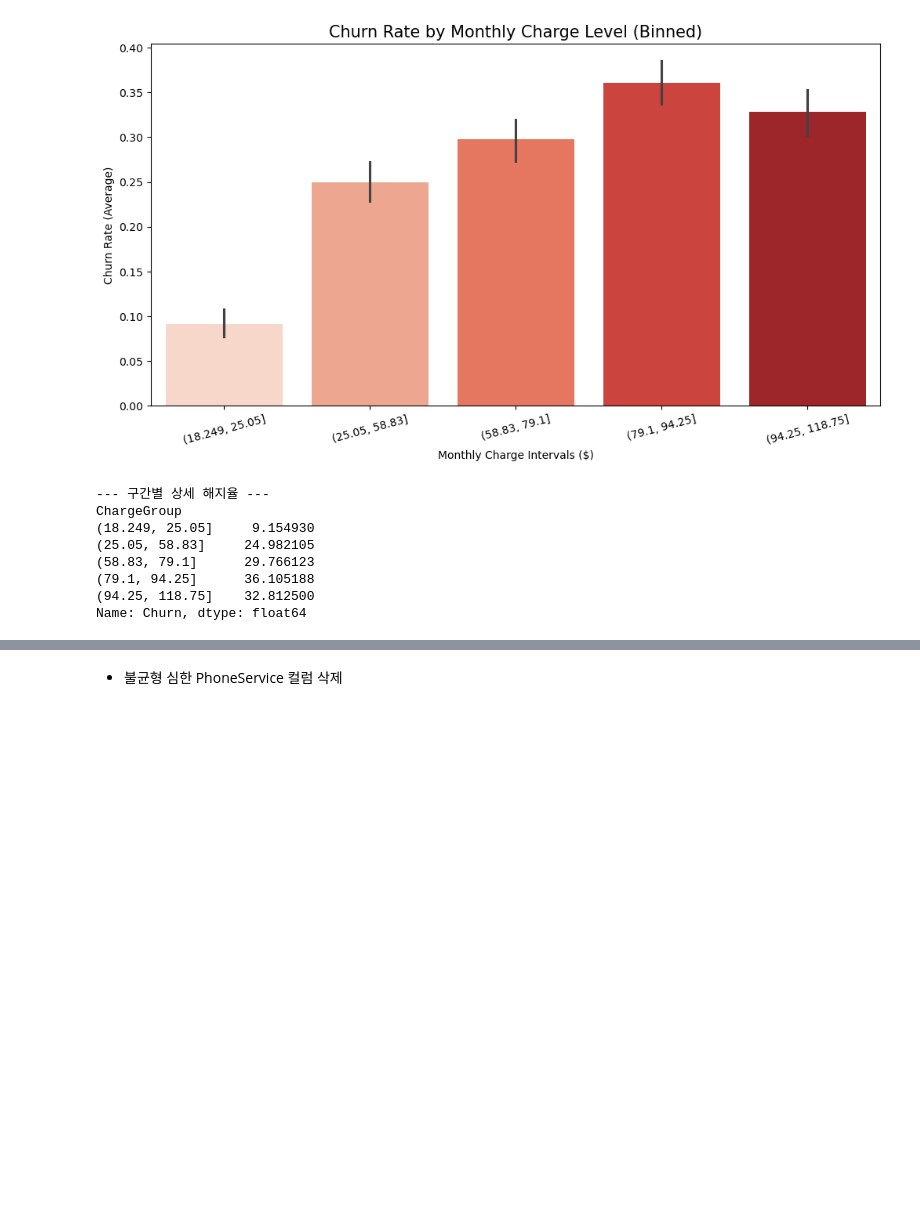
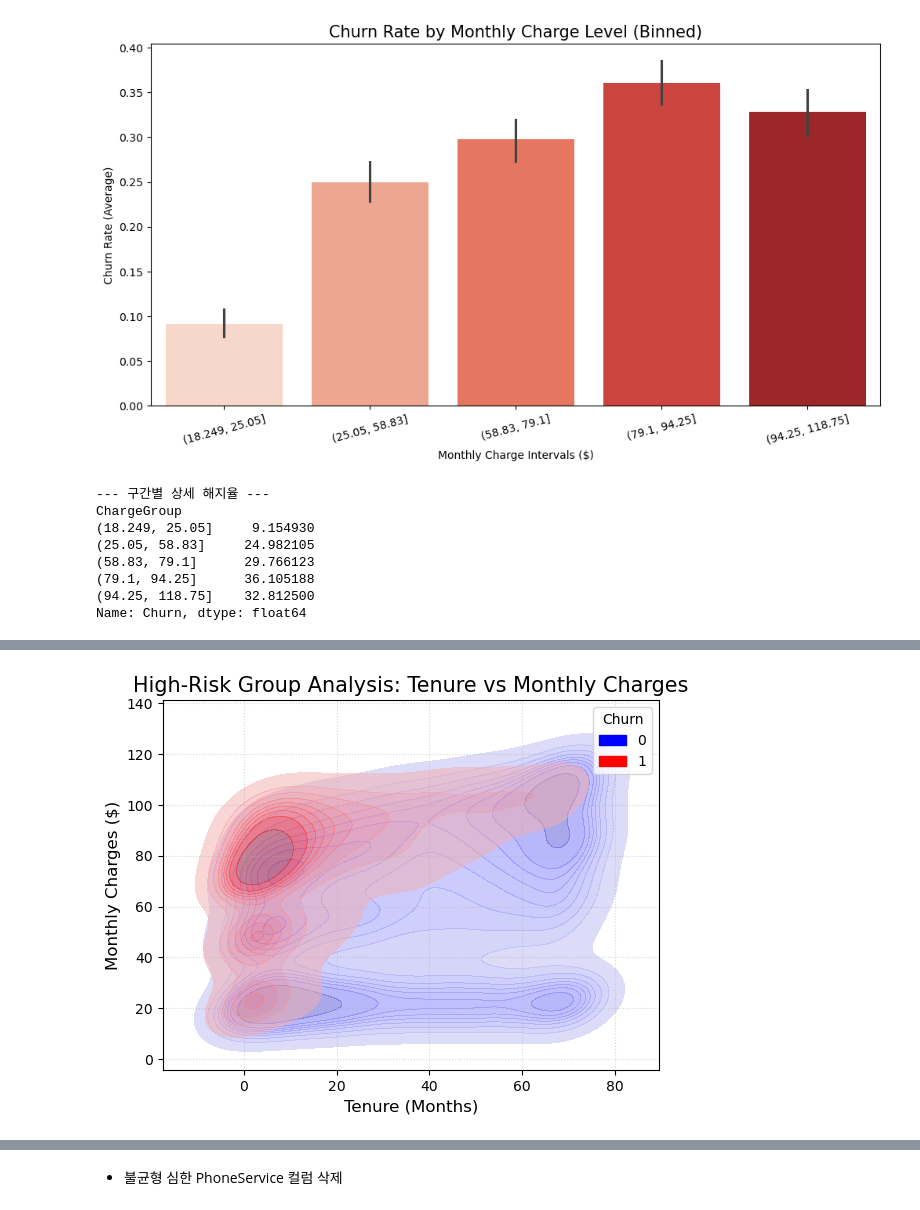
Before and after one commit to jjuuu999/hipython, a Jupyter notebook: 45_파이썬데이터분석_실습_통신사고객이탈_배포.ipynb, the cells around one changed output, grey strips where cells are left out. Saved outputs shown, nothing was run; the diff lists cells and outputs as text; code cells hidden in the pictures; blank space fills up the shorter version.

```diff
--- a/45_파이썬데이터분석_실습_통신사고객이탈_배포.ipynb
+++ b/45_파이썬데이터분석_실습_통신사고객이탈_배포.ipynb
@@ -1100,0 +1123,14 @@ Name: Churn, dtype: float64
+# %%
+# fill=True를 통해 밀도를 색상으로 채우고, hue='Churn'으로 이탈 여부를 구분합니다.
+sns.kdeplot(data=df_new, x='tenure', y='MonthlyCharges', hue='Churn',
+            fill=True, alpha=0.5, palette={0: 'blue', 1: 'red'})
+
+plt.title('High-Risk Group Analysis: Tenure vs Monthly Charges', fontsize=15)
+plt.xlabel('Tenure (Months)', fontsize=12)
+plt.ylabel('Monthly Charges ($)', fontsize=12)
+
+# 가독성을 위해 그리드 추가
+plt.grid(True, linestyle=':', alpha=0.5)
+plt.show()
+# %% [output]
+[figure, added]
```
Also changed, not shown: parts of 2 cells of this notebook.
